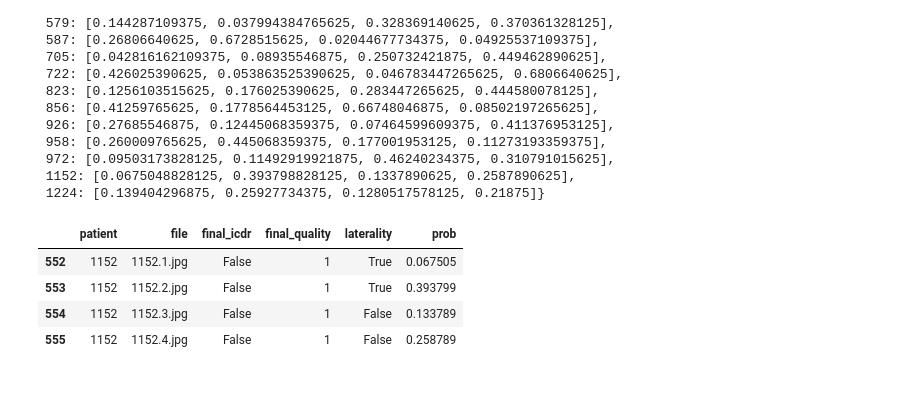
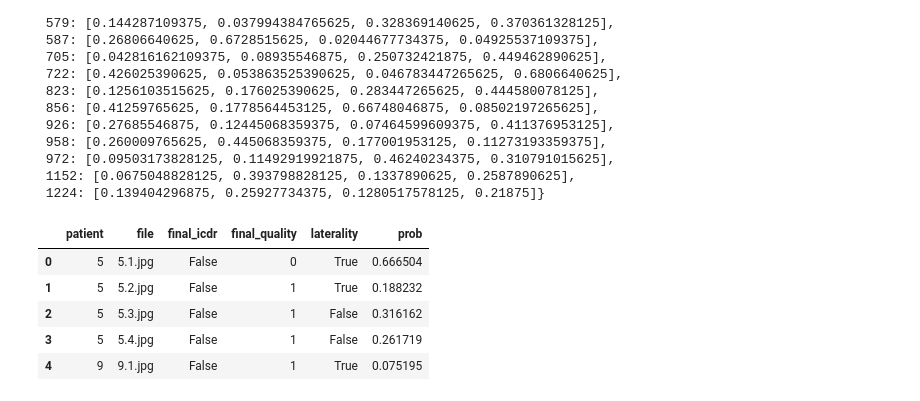
Before and after one commit to Anisha234/SureSight, a Jupyter notebook: mBRSET_multi_image_fusion.ipynb, the cells around one changed output. Saved outputs shown, nothing was run; the diff lists cells and outputs as text; code cells hidden in the pictures.

```diff
--- a/mBRSET_multi_image_fusion.ipynb
+++ b/mBRSET_multi_image_fusion.ipynb
@@ -95,8 +94,6 @@ val_loader   = DataLoader(val_ds_single,   batch_size=8, shuffle=False, num_work
 test_loader  = DataLoader(test_ds_single,  batch_size=8, shuffle=False, num_workers=2)
 # %%
 import torch
-from model import UnifiedBackbone
-from diagnosis_train_eval import train_model, validate, evaluate_thresholds
 
 loss_fn = torch.nn.CrossEntropyLoss()
 device = 'cuda'
@@ -104,19 +101,12 @@ ba_target = 0.9
 
 # Load trained diagnosis backbone
 best_model = UnifiedBackbone(model_name=model_name).cuda().float()
-best_model.load_state_dict(torch.load("mBRSET_img_diagnosis_model_392.pth"))
+best_model.load_state_dict(torch.load(r"C:\Users\preet\Documents\mBRSET\mBRSET_image_quality" + r"\mBRSET_img_diagnosis_model_392.pth"))
 
 # Run validation
 loss1, metrics_val, all_files, corr_files, incorrect_files = validate(
-    best_model.float().cuda(), val_loader, loss_fn, device,
-    test=True, ba_target=ba_target
-)   #REMOVE BA TARGET????
+    best_model.float().cuda(), val_loader, loss_fn, device)
 
-# Run test evaluation
-loss1, metrics_test, all_files, corr_files, incorrect_files = validate(
-    best_model.float().cuda(), test_loader, loss_fn, device,
-    test=True, ba_target=ba_target
-)
 
 # Attach image-level probabilities to validation set
 df_probs_val = pd.DataFrame({
@@ -124,6 +114,9 @@ df_probs_val = pd.DataFrame({
     "prob": metrics_val["all_probs"]
 })
 df_val_eval = val_df_single.merge(df_probs_val, on="file", how="left")
+# Run test evaluation
+loss1, metrics_test, all_files, corr_files, incorrect_files = validate(
+    best_model.float().cuda(), test_loader, loss_fn, device)
 
 # Attach image-level probabilities to test set
 df_probs_test = pd.DataFrame({
@@ -342,10 +279,11 @@ patient_prob_dict
  1152: [0.0675048828125, 0.393798828125, 0.1337890625, 0.2587890625],
  1224: [0.139404296875, 0.25927734375, 0.1280517578125, 0.21875]}
 # %%
-df_test_eval[df_test_eval["patient"] == 1152].head()
+df_test_eval.head()
 # %% [output]
 |  | patient | file | final_icdr | final_quality | laterality | prob |
-| 552 | 1152 | 1152.1.jpg | False | 1 | True | 0.067505 |
-| 553 | 1152 | 1152.2.jpg | False | 1 | True | 0.393799 |
-| 554 | 1152 | 1152.3.jpg | False | 1 | False | 0.133789 |
-| 555 | 1152 | 1152.4.jpg | False | 1 | False | 0.258789 |
+| 0 | 5 | 5.1.jpg | False | 0 | True | 0.666504 |
+| 1 | 5 | 5.2.jpg | False | 1 | True | 0.188232 |
+| 2 | 5 | 5.3.jpg | False | 1 | False | 0.316162 |
+| 3 | 5 | 5.4.jpg | False | 1 | False | 0.261719 |
+| 4 | 9 | 9.1.jpg | False | 1 | True | 0.075195 |
```
Also changed, not shown: parts of 8 cells of this notebook.
